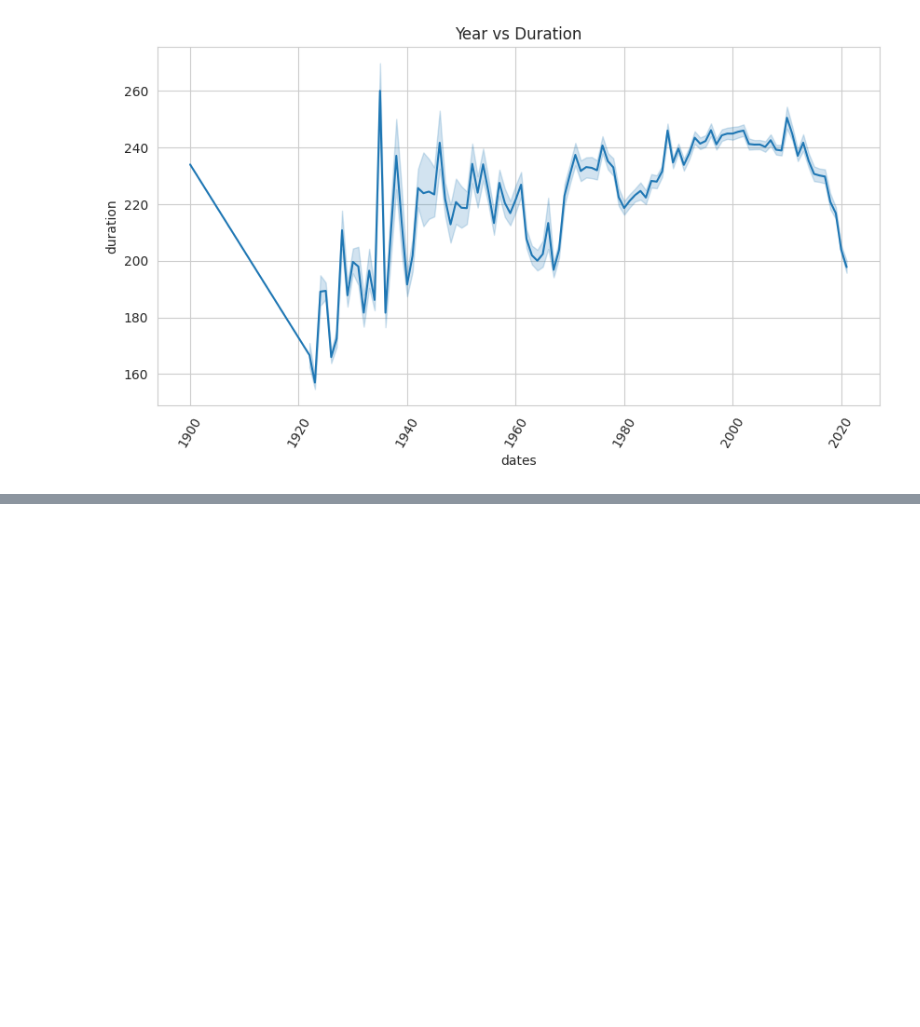
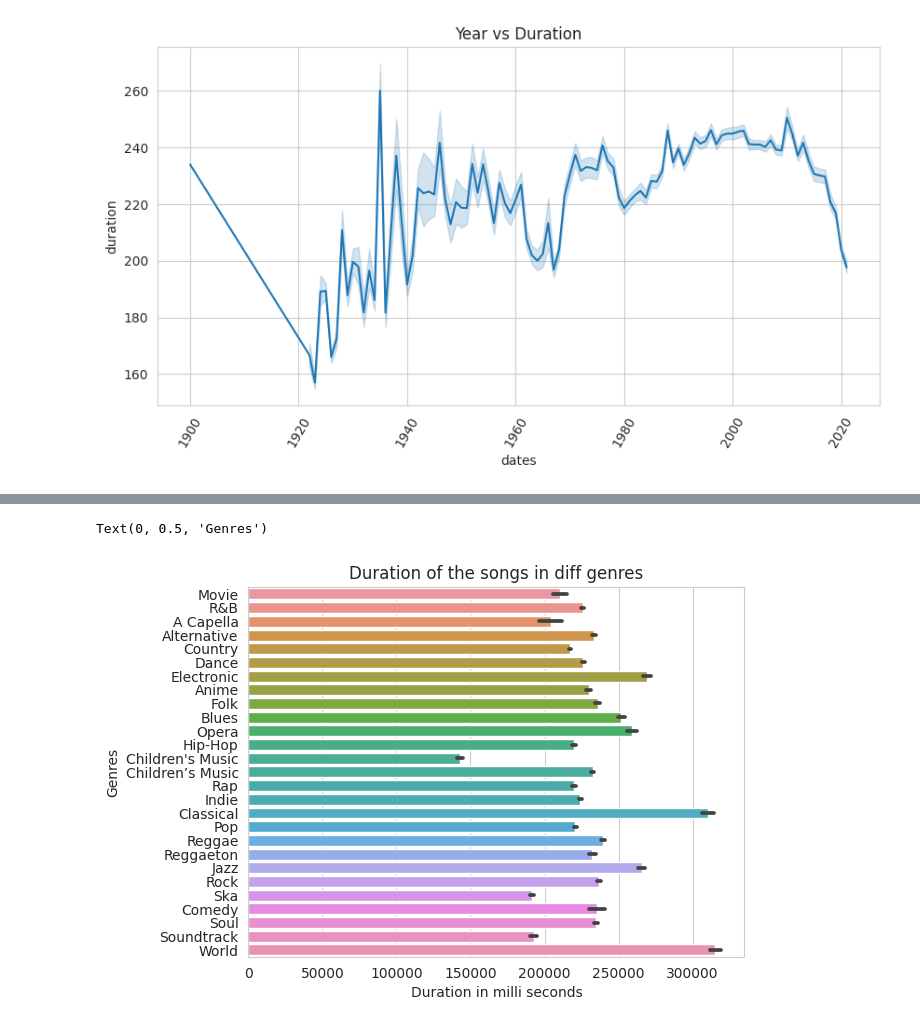
Before and after one commit to Akashk21/Spotify-Data-Analysis, a Jupyter notebook: Spotify_DA.ipynb, the cells around one changed output, grey strips where cells are left out. Drawn from its saved outputs; the diff is of its cells as text; code cells hidden in the pictures; blank space fills up the shorter version.

```diff
--- a/Spotify_DA.ipynb
+++ b/Spotify_DA.ipynb
@@ -266,3 +266,5 @@ plt.xticks(rotation=60)
   Text(2020.0, 0, '2020'),
   Text(2040.0, 0, '2040')])
 [figure]
+# %%
+data_genre=pd.read_csv("/content/drive/MyDrive/archive/SpotifyFeatures.csv")
@@ -268,0 +280,9 @@ plt.xticks(rotation=60)
+# %%
+plt.title("Duration of the songs in diff genres")
+sns.color_palette("rocket", as_cmap = True)
+sns.barplot(y='genre',x='duration_ms',data=data_genre)
+plt.xlabel("Duration in milli seconds")
+plt.ylabel("Genres")
+# %% [output]
+Text(0, 0.5, 'Genres')
+[figure, added]
```
Also changed, not shown: parts of 2 cells of this notebook.
